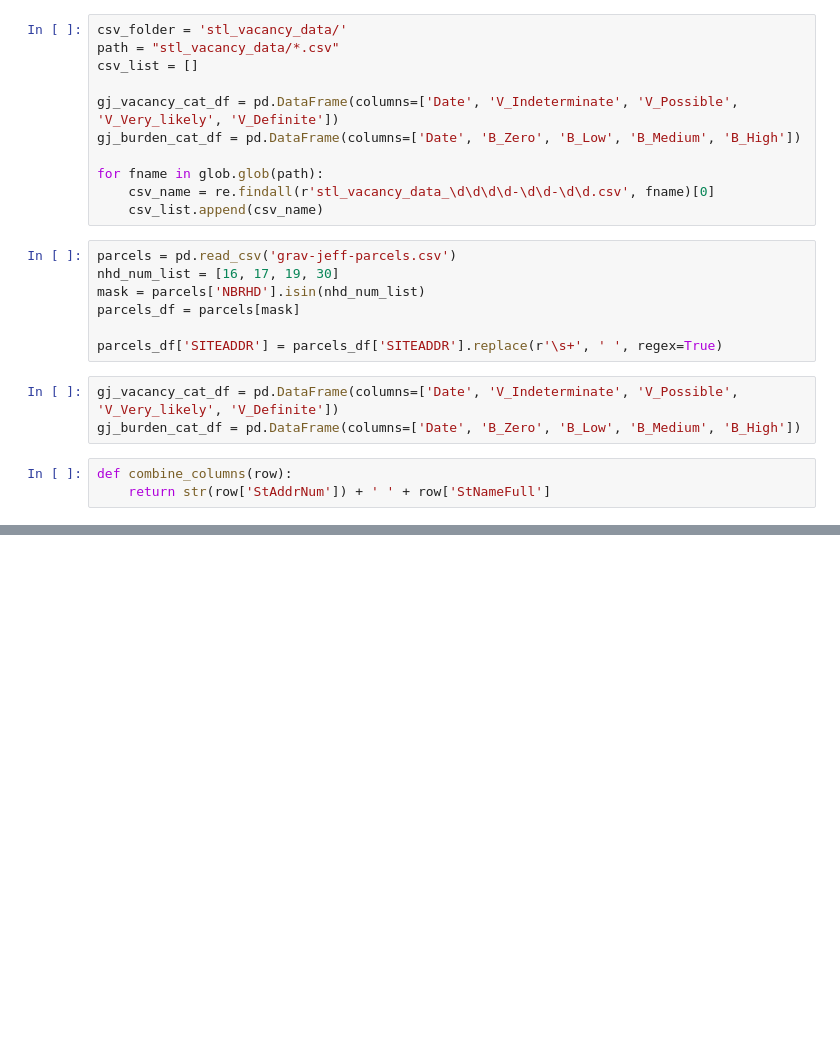
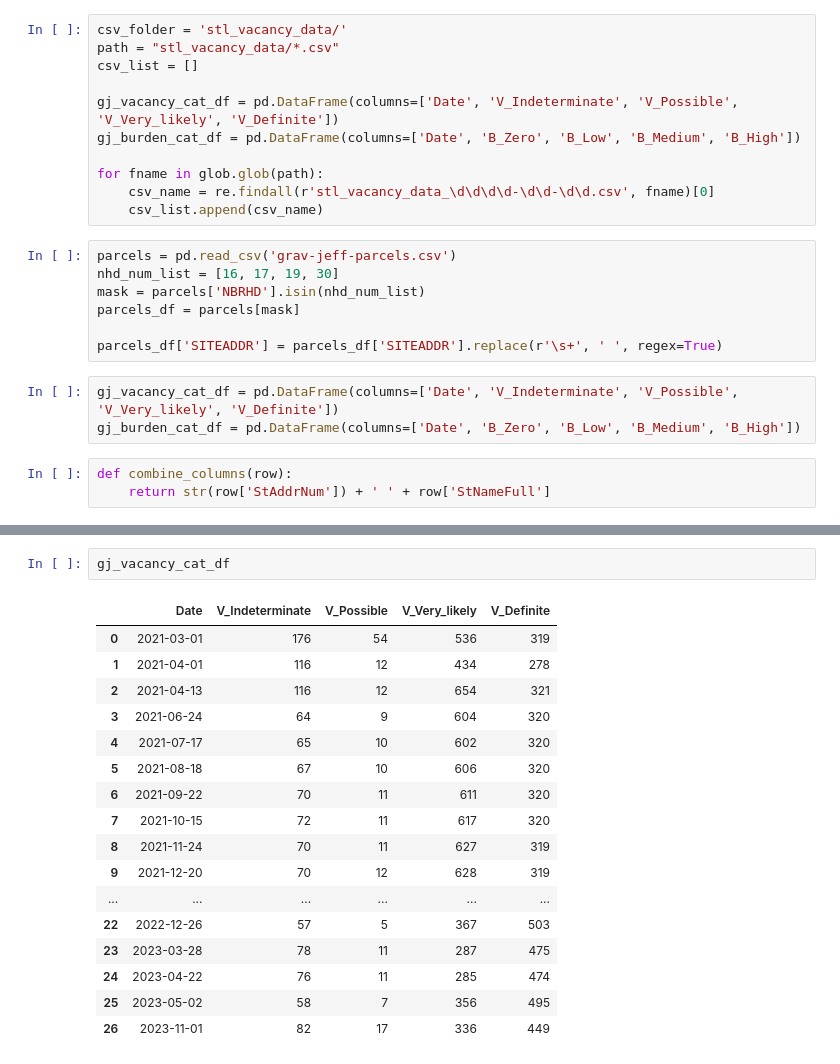
Before and after one commit to luke-lite/Dutchtown, a Jupyter notebook: vacancy_data_agg.ipynb, the cells around one changed output, grey strips where cells are left out. Cells and saved outputs as stored; diff of their text form; blank space fills up the shorter version.

```diff
--- a/vacancy_data_agg.ipynb
+++ b/vacancy_data_agg.ipynb
@@ -166,0 +180,20 @@ NameError: name 'region' is not defined
+# %%
+gj_vacancy_cat_df
+# %% [output]
+|  | Date | V_Indeterminate | V_Possible | V_Very_likely | V_Definite |
+| 0 | 2021-03-01 | 176 | 54 | 536 | 319 |
+| 1 | 2021-04-01 | 116 | 12 | 434 | 278 |
+| 2 | 2021-04-13 | 116 | 12 | 654 | 321 |
+| 3 | 2021-06-24 | 64 | 9 | 604 | 320 |
+| 4 | 2021-07-17 | 65 | 10 | 602 | 320 |
+| 5 | 2021-08-18 | 67 | 10 | 606 | 320 |
+| 6 | 2021-09-22 | 70 | 11 | 611 | 320 |
+| 7 | 2021-10-15 | 72 | 11 | 617 | 320 |
+| 8 | 2021-11-24 | 70 | 11 | 627 | 319 |
+| 9 | 2021-12-20 | 70 | 12 | 628 | 319 |
+| ... | ... | ... | ... | ... | ... |
+| 22 | 2022-12-26 | 57 | 5 | 367 | 503 |
+| 23 | 2023-03-28 | 78 | 11 | 287 | 475 |
+| 24 | 2023-04-22 | 76 | 11 | 285 | 474 |
+| 25 | 2023-05-02 | 58 | 7 | 356 | 495 |
+| 26 | 2023-11-01 | 82 | 17 | 336 | 449 |
```
Also changed, not shown: parts of 6 cells of this notebook.
